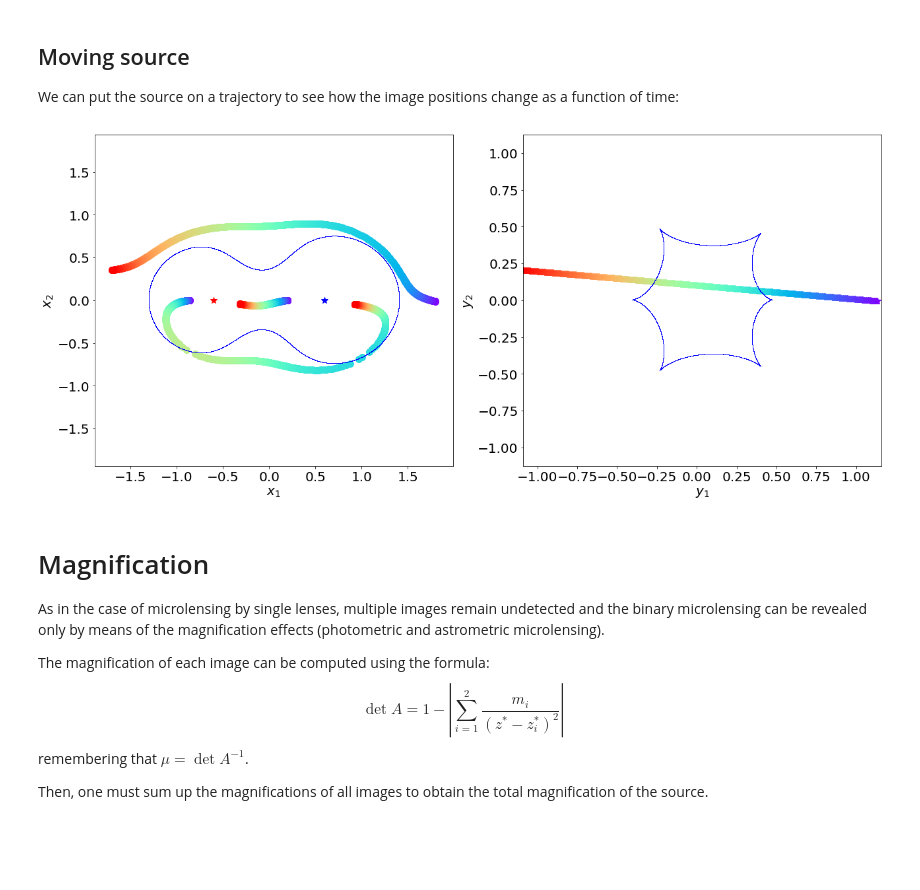
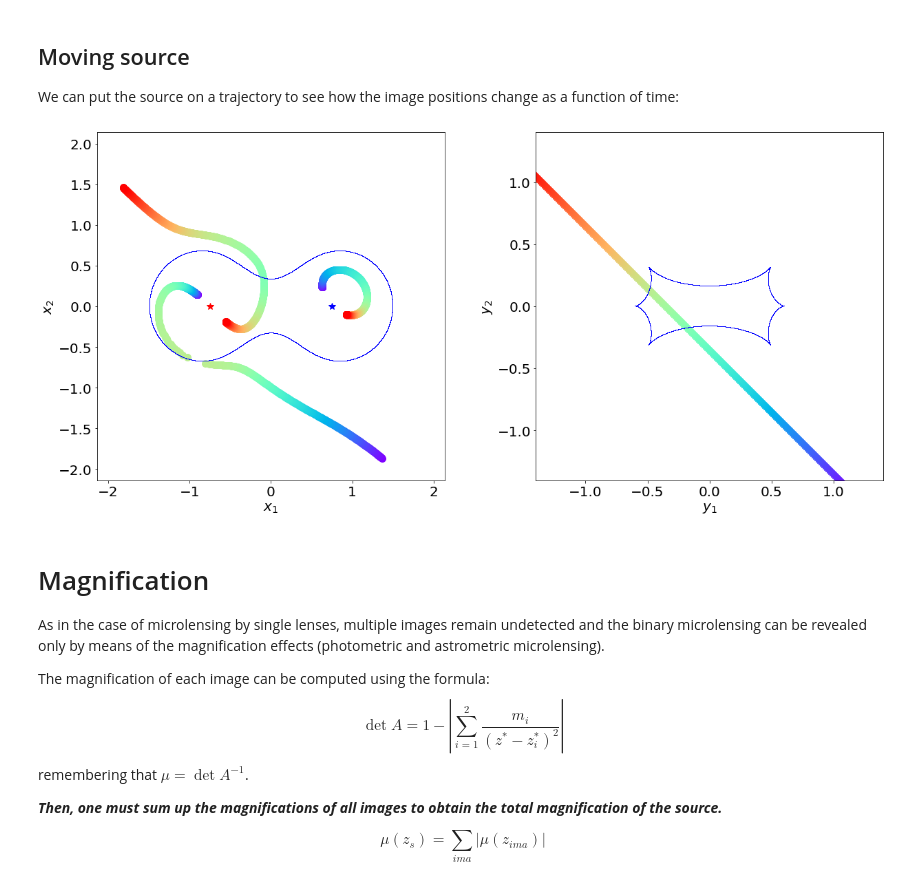
Before and after one commit to maxmen/LensingLectures, a Jupyter notebook: Notebooks/12_2020_binary_lenses.ipynb, the cells around one changed output. Saved outputs shown, nothing was run; the diff lists cells and outputs as text; code cells hidden in the pictures; blank space fills up the shorter version.

```diff
--- a/Notebooks/12_2020_binary_lenses.ipynb
+++ b/Notebooks/12_2020_binary_lenses.ipynb
@@ -378,7 +409,7 @@ $m_1$, $m_2$ (and $q$) will be the same, while $d$ will decrease from 1.5 to 0.1
 # %%
 %matplotlib inline
 m1=1.0
-q=1.0
+q=0.1
 m2=m1/q
 mtot=m1+m2
 dwi=((m1/mtot)**(1./3.)+(m2/mtot)**(1./3.))**(3./2.)
@@ -419,8 +450,8 @@ for i in range(len(d)):
     ax[i,1].set_ylim(ylim)
 
     temp_inverse_axis_ratioN = abs( (ax[i,0].get_xlim()[1] - ax[i,0].get_xlim()[0])/(ax[i,0].get_ylim()[1] - ax[i,0].get_ylim()[0]) )
-    ax[i,0].set(aspect = desired_box_ratioN * temp_inverse_axis_ratioN, adjustable='box-forced')
-    ax[i,1].set(aspect = desired_box_ratioN * temp_inverse_axis_ratioN, adjustable='box-forced')
+    ax[i,0].set(aspect = desired_box_ratioN * temp_inverse_axis_ratioN, adjustable='box')
+    ax[i,1].set(aspect = desired_box_ratioN * temp_inverse_axis_ratioN, adjustable='box')
     #ax[i,0].set(aspect=0.5)
     #ax[i,1].set(aspect=0.5)
 
@@ -661,20 +692,20 @@ We can put the source on a trajectory to see how the image positions change as a
 from matplotlib.pyplot import cm
 
 # resonant topology (q=1)
-#times=np.linspace(-90,90,730)
-#bl=binary_lens(m1=1.0,q=1.0,d=1.,t0=0.0,y0=-0.25,theta=np.pi/4.*3.0)
+times=np.linspace(-90,90,720)
+bl=binary_lens(m1=1.0,q=1.0,d=1.5,t0=0.0,y0=0.25,theta=np.deg2rad(135.0))
 
 # close topology (primary caustic crossing)
 #times=np.linspace(-50,50,730)
-#bl=binary_lens(m1=1.0,q=1.8,d=0.65,t0=0.0,y0=0.15,theta=1.9*np.pi)
+#bl=binary_lens(m1=1.0,q=0.2,d=0.65,t0=0.0,y0=-0.03,theta=np.deg2rad(342.0))
 
 # intermediate (resonant) topology
-times=np.linspace(-50,50,730)
-bl=binary_lens(m1=1.0,q=1.4,d=1.2,t0=0.0,y0=-0.1,theta=0.97*np.pi)
+#times=np.linspace(-50,50,730)
+#bl=binary_lens(m1=1.0,q=1.4,d=1.2,t0=0.0,y0=-0.1,theta=np.deg2rad(174.6))
 
 # close topology (between caustics)
 #times=np.linspace(-90,90,730)
-#bl=binary_lens(m1=1.0,q=1.0,d=0.6,t0=0.0,y0=0.35,theta=1.8*np.pi)
+#bl=binary_lens(m1=1.0,q=1,d=0.6,t0=0.0,y0=0.15,theta=np.deg2rad(324.0))
 
 # wide topology
 #times=np.linspace(-190,190,730)
@@ -682,6 +713,11 @@ bl=binary_lens(m1=1.0,q=1.4,d=1.2,t0=0.0,y0=-0.1,theta=0.97*np.pi)
 
 # wide jackpot
 #bl=binary_lens(m1=1.0,q=1.0,d=4.6,t0=0.0,y0=0.01,theta=0)
+
+# planetary microlensing
+#times=np.linspace(-5,5,730)
+#bl=binary_lens(m1=1.0*1e-3,q=1e-3,d=0.93,t0=0.0,y0=0.01,theta=np.deg2rad(324.0),centre_m2=True)
+
 
 
 x1,x2,xs1,xs2=bl.CritCau()
@@ -734,34 +770,36 @@ xmax=np.amax(xs1)
 ymin=np.amin(xs2)
 ymax=np.amax(xs2)
 dim=[xmax-xmin,ymax-ymin]
 if (dim[0]>dim[1]):
     side=dim[0]*3.5
 else:
     side=dim[1]*3.5
 
 
 xmin_=0.5*(xmin+xmax)-side/3.0
 xmax_=0.5*(xmin+xmax)+side/3.0
 ymin_=0.5*(ymin+ymax)-side/3.0
 ymax_=0.5*(ymin+ymax)+side/3.0
 
 ax[1].set_xlim([xmin_,xmax_])
 ax[1].set_ylim([ymin_,ymax_])
 
 ax[0].xaxis.set_tick_params(labelsize=20)
 ax[0].yaxis.set_tick_params(labelsize=20)
 ax[1].xaxis.set_tick_params(labelsize=20)
 ax[1].yaxis.set_tick_params(labelsize=20)
 
 ax[0].set_xlabel('$x_1$',fontsize=20)
 ax[0].set_ylabel('$x_2$',fontsize=20)
 ax[1].set_xlabel('$y_1$',fontsize=20)
 ax[1].set_ylabel('$y_2$',fontsize=20)
 
+for i in range(2):
+    ax[i].set_aspect('equal')
 fig.tight_layout()
 fig.savefig('bl_multima.png')
 # %% [output]
-[figure, old version]
+[figure, new version]
 # %% [markdown]
 # Magnification
 
@@ -773,7 +811,11 @@ $$
 $$
 remembering that $\mu=\det A^{-1}$.
 
-Then, one must sum up the magnifications of all images to obtain the total magnification of the source.
+***Then, one must sum up the magnifications of all images to obtain the total magnification of the source.***
+
+$$
+\mu(z_s)=\sum_{ima} |\mu(z_{ima})|
+$$
 # %%
 p,mu=bl.LightCurve(times) # the function LightCurve computes the magnifications at the image positions for a given source
                           # position. The source position is parametrized in terms of the time (the function
```
Also changed, not shown: parts of 8 cells of this notebook.
